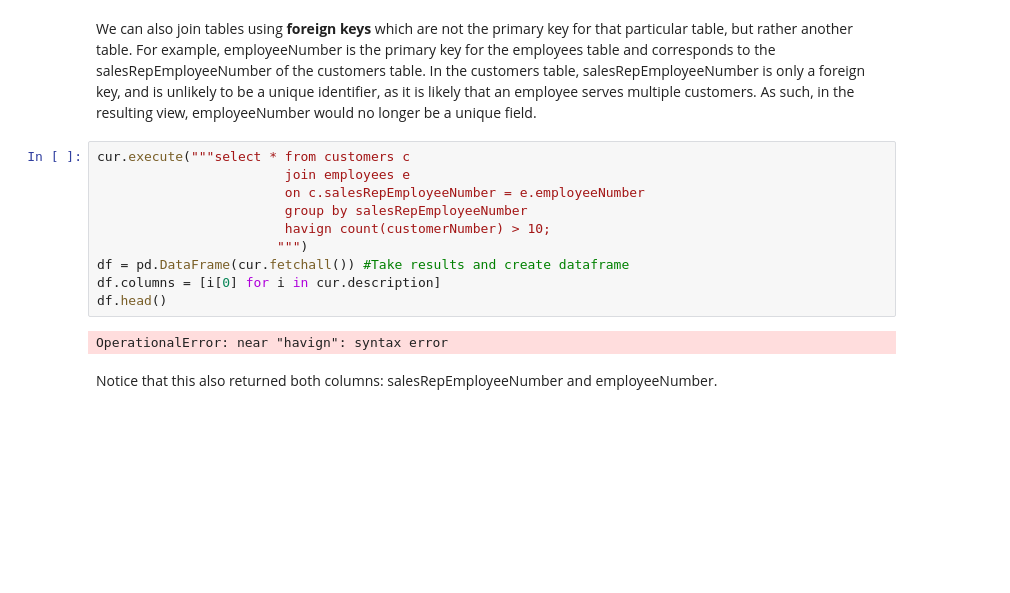
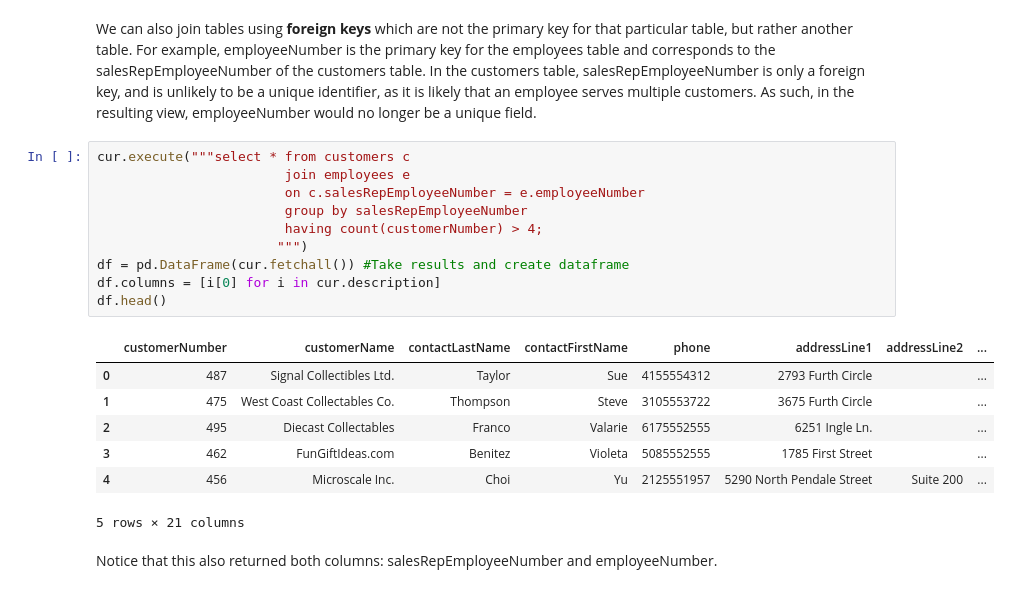
Before and after one commit to Botafogo1894/dsc-1-05-10-join-statements-nyc-career-ds-102218, a Jupyter notebook: index.ipynb, the cells around one changed output. Drawn from its saved outputs; the diff is of its cells as text; blank space fills up the shorter version.

```diff
--- a/index.ipynb
+++ b/index.ipynb
@@ -161,15 +161,21 @@ We can also join tables using **foreign keys** which are not the primary key for
 # %%
 cur.execute("""select * from customers c
                         join employees e
                         on c.salesRepEmployeeNumber = e.employeeNumber
                         group by salesRepEmployeeNumber
-                        havign count(customerNumber) > 10;
+                        having count(customerNumber) > 4;
                        """)
 df = pd.DataFrame(cur.fetchall()) #Take results and create dataframe
 df.columns = [i[0] for i in cur.description]
 df.head()
 # %% [output]
+|  | customerNumber | customerName | contactLastName | contactFirstName | phone | addressLine1 | addressLine2 | ... |
+| 0 | 487 | Signal Collectibles Ltd. | Taylor | Sue | 4155554312 | 2793 Furth Circle |  | ... |
+| 1 | 475 | West Coast Collectables Co. | Thompson | Steve | 3105553722 | 3675 Furth Circle |  | ... |
+| 2 | 495 | Diecast Collectables | Franco | Valarie | 6175552555 | 6251 Ingle Ln. |  | ... |
+| 3 | 462 | FunGiftIdeas.com | Benitez | Violeta | 5085552555 | 1785 First Street |  | ... |
+| 4 | 456 | Microscale Inc. | Choi | Yu | 2125551957 | 5290 North Pendale Street | Suite 200 | ... |
-OperationalError: near "havign": syntax error
+5 rows × 21 columns
 # %% [markdown]
 Notice that this also returned both columns: salesRepEmployeeNumber and employeeNumber.
 # %% [markdown]
```
